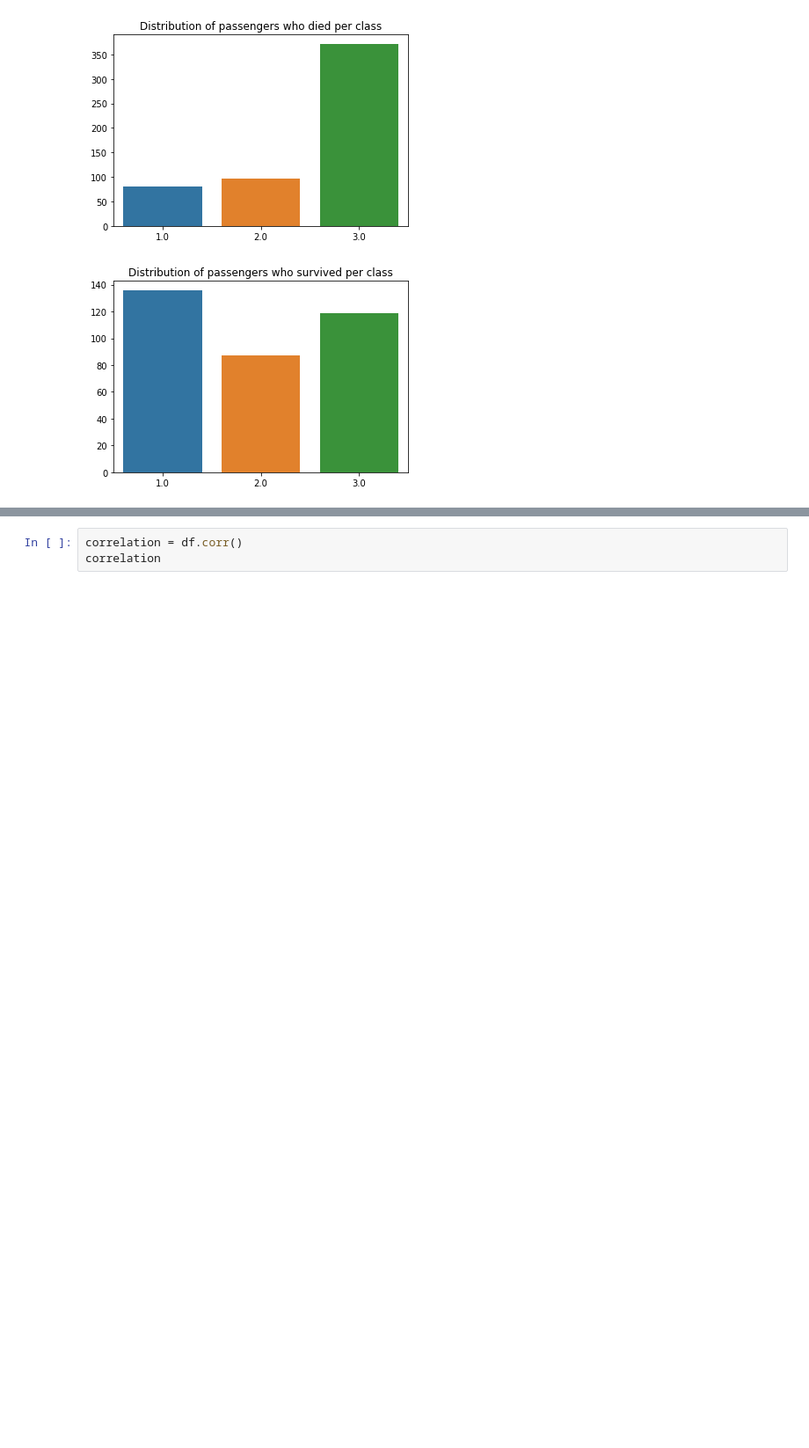
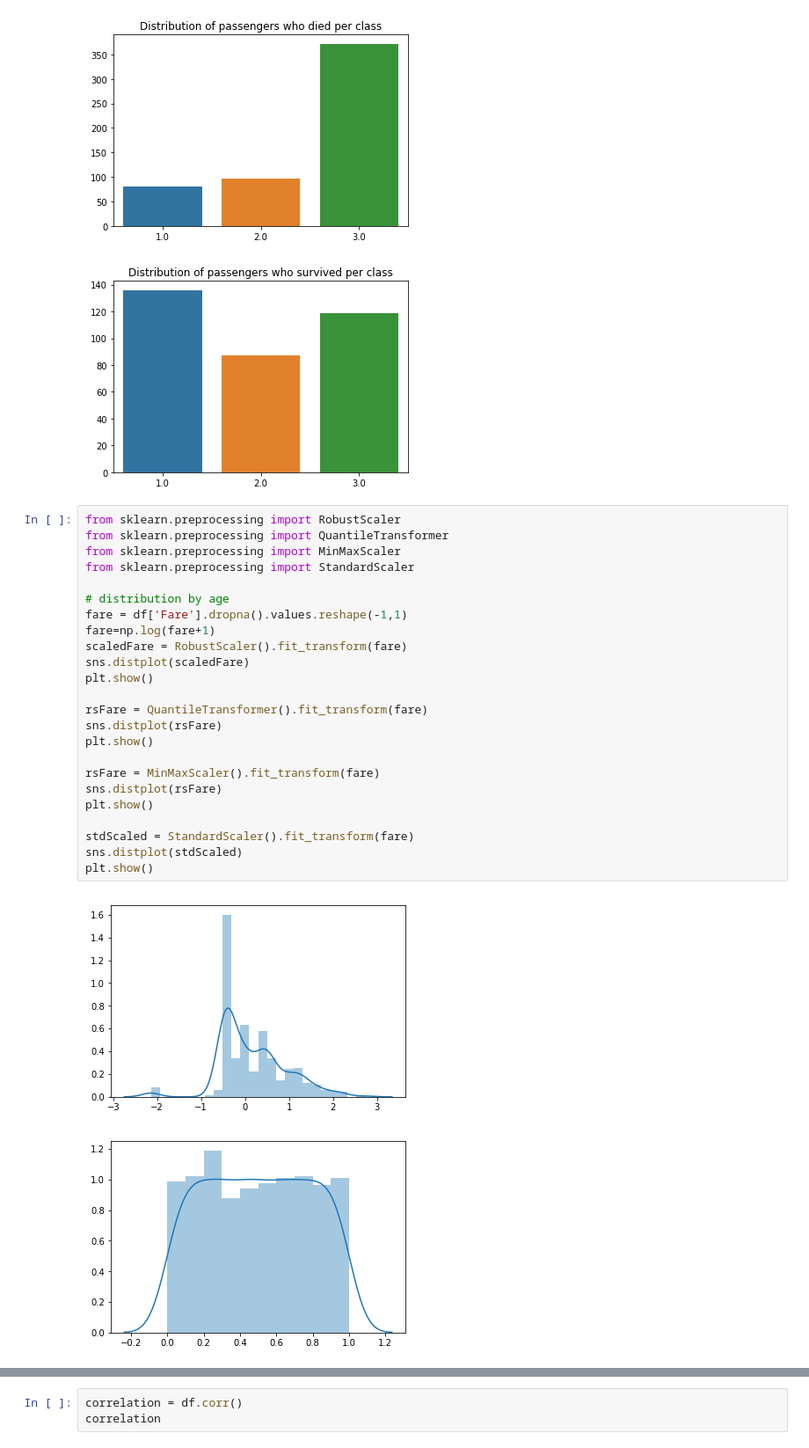
Before and after one commit to razvannicolau/hello, a Jupyter notebook: barca/barca.ipynb, the cells around one changed output, grey strips where cells are left out. Shown: that part at 88% size. Drawn from its saved outputs; the diff is of its cells as text; blank space fills up the shorter version.

```diff
--- a/barca/barca.ipynb
+++ b/barca/barca.ipynb
@@ -79,3 +91,30 @@ plt.show()
 [figure]
 [figure]
 [figure]
+# %%
+from sklearn.preprocessing import RobustScaler
+from sklearn.preprocessing import QuantileTransformer
+from sklearn.preprocessing import MinMaxScaler
+from sklearn.preprocessing import StandardScaler
+
+# distribution by age
+fare = df['Fare'].dropna().values.reshape(-1,1)
+fare=np.log(fare+1)
+scaledFare = RobustScaler().fit_transform(fare)
+sns.distplot(scaledFare)
+plt.show()
+
+rsFare = QuantileTransformer().fit_transform(fare)
+sns.distplot(rsFare)
+plt.show()
+
+rsFare = MinMaxScaler().fit_transform(fare)
+sns.distplot(rsFare)
+plt.show()
+
+stdScaled = StandardScaler().fit_transform(fare)
+sns.distplot(stdScaled)
+plt.show()
+# %% [output]
+[figure, added]
+[figure, added]
```
Also changed, not shown: parts of 2 cells of this notebook, 1 other file.
